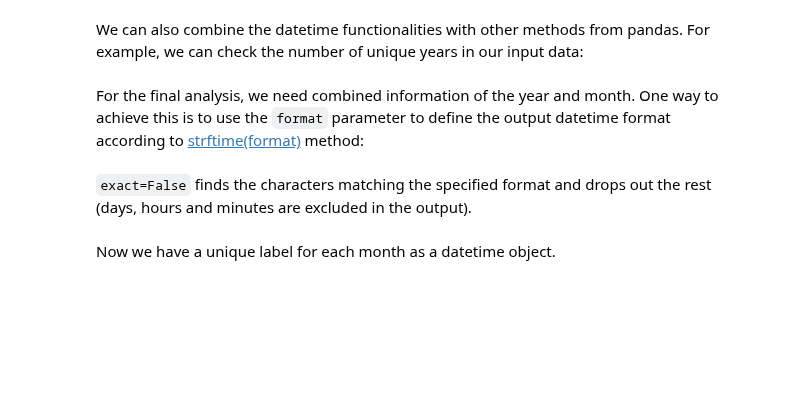
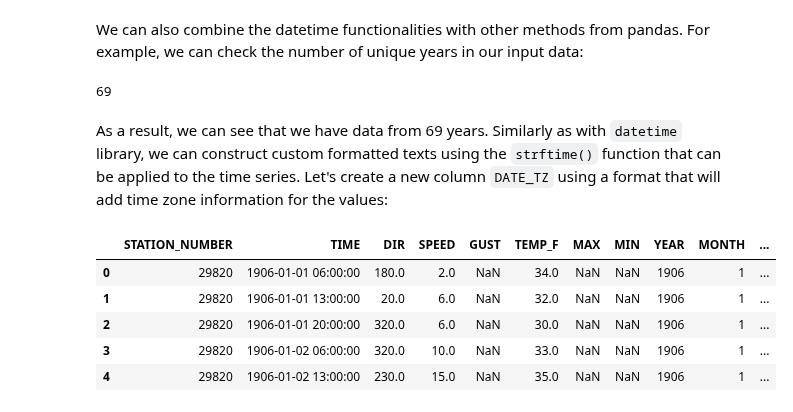
Before and after one commit to Python-GIS-book/site, a Jupyter notebook: source/part1/chapter-02/nb/03-temporal-data.ipynb, the cells around one changed output. Saved outputs shown, nothing was run; the diff lists cells and outputs as text; code cells hidden in the pictures; blank space fills up the shorter version.

```diff
--- a/source/part1/chapter-02/nb/03-temporal-data.ipynb
+++ b/source/part1/chapter-02/nb/03-temporal-data.ipynb
@@ -27,11 +198,19 @@ data['DATE'].dt.month
 # %% [markdown]
 We can also combine the datetime functionalities with other methods from pandas. For example, we can check the number of unique years in our input data:
 # %%
-data['DATE'].dt.year.nunique()
+data['TIME'].dt.year.nunique()
+# %% [output]
+69
-# %% [markdown]
-For the final analysis, we need combined information of the year and month. One way to achieve this is to use the  `format` parameter to define the output datetime format according to [strftime(format)](https://docs.python.org/3/library/datetime.html#strftime-and-strptime-behavior) method:
+# %% [markdown]
+As a result, we can see that we have data from 69 years. Similarly as with `datetime` library, we can construct custom formatted texts using the `strftime()` function that can be applied to the time series. Let's create a new column `DATE_TZ` using a format that will add time zone information for the values:
 # %%
 # Convert to datetime and keep only year and month
-data['YEAR_MONTH_DT'] = pd.to_datetime(data['TIME_STR'], format='%Y%m', exact=False)
+data['DATE_TZ'] = data["TIME"].dt.strftime("%Y-%m-%dT%H:%M:%S +02:00")
+data.head()
+# %% [output]
+|  | STATION_NUMBER | TIME | DIR | SPEED | GUST | TEMP_F | MAX | MIN | YEAR | MONTH | ... |
+| 0 | 29820 | 1906-01-01 06:00:00 | 180.0 | 2.0 | NaN | 34.0 | NaN | NaN | 1906 | 1 | ... |
+| 1 | 29820 | 1906-01-01 13:00:00 | 20.0 | 6.0 | NaN | 32.0 | NaN | NaN | 1906 | 1 | ... |
+| 2 | 29820 | 1906-01-01 20:00:00 | 320.0 | 6.0 | NaN | 30.0 | NaN | NaN | 1906 | 1 | ... |
+| 3 | 29820 | 1906-01-02 06:00:00 | 320.0 | 10.0 | NaN | 33.0 | NaN | NaN | 1906 | 1 | ... |
+| 4 | 29820 | 1906-01-02 13:00:00 | 230.0 | 15.0 | NaN | 35.0 | NaN | NaN | 1906 | 1 | ... |
-# %% [markdown]
-`exact=False` finds the characters matching the specified format and drops out the rest (days, hours and minutes are excluded in the output).
@@ -40,2 +216,0 @@ data['YEAR_MONTH_DT']
-# %% [markdown]
-Now we have a unique label for each month as a datetime object.
```
Also changed, not shown: parts of 49 cells of this notebook, 1 other file.
